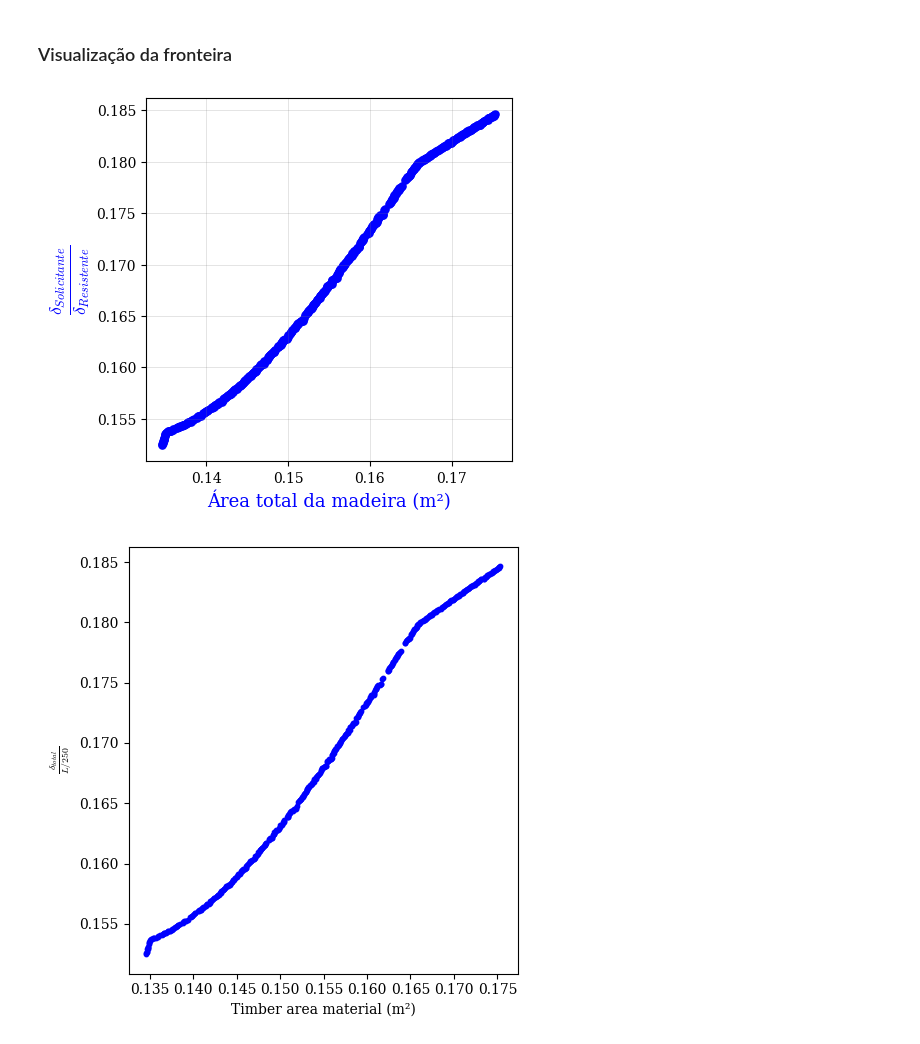
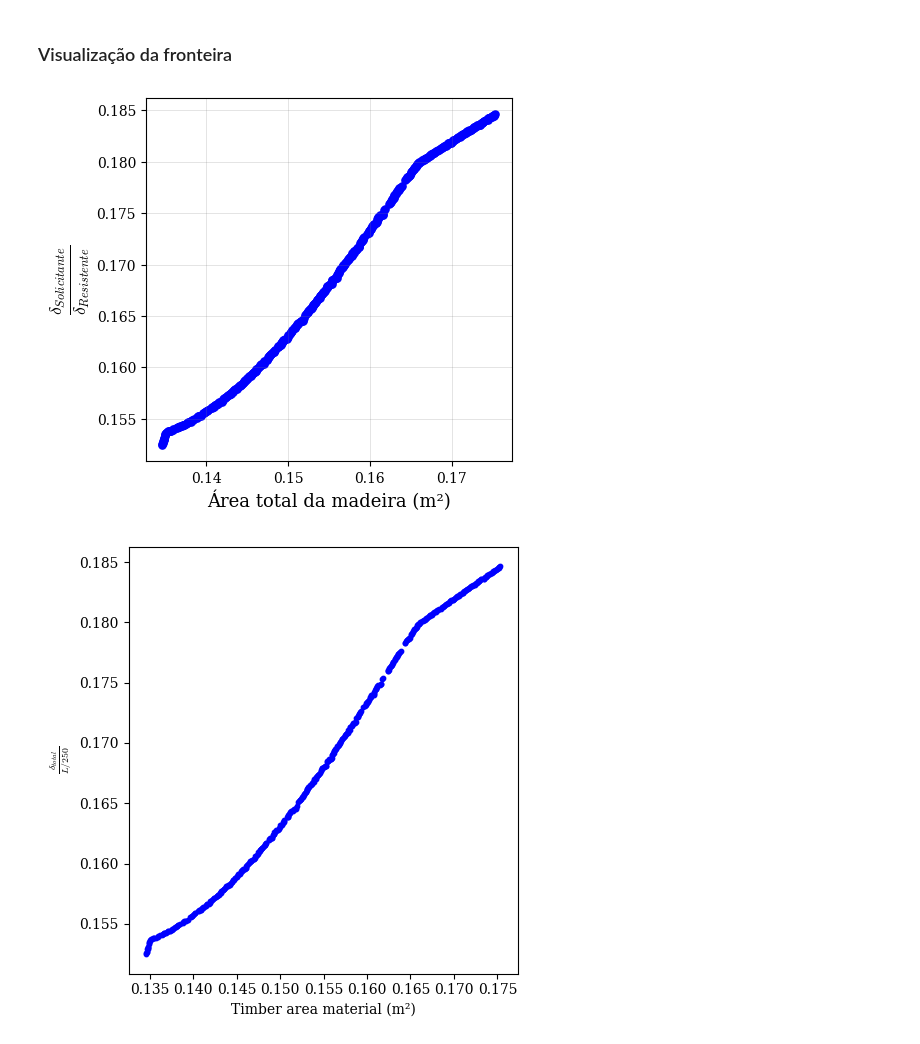
Before and after one commit to wmpjrufg/reliabridge, a Jupyter notebook: testes.ipynb, the cells around one changed output. Saved outputs shown, nothing was run; the diff lists cells and outputs as text; code cells hidden in the pictures.

```diff
--- a/testes.ipynb
+++ b/testes.ipynb
@@ -210,7 +210,7 @@ h_input = h_cm * inches_to_cm
 label_x = 'Área total da madeira (m²)'                       # Change as you wish
 label_y = r'$\frac{\delta_{Solicitante}}{\delta_{Resistente}}$'                  # Change as you wish
 size_label = 13                                              # Change as you wish
-color_label = 'blue'                                         # or hexadecimal. Change as you wish
+color_label = 'black'                                         # or hexadecimal. Change as you wish
 size_axis = 10                                               # Change as you wish
 color_axis = 'black'                                           # or hexadecimal. Change as you wish
 
@@ -218,34 +218,34 @@ color_axis = 'black'                                           # or hexadecimal.
 alpha_scatter = 1.0                                             # Change as you wish
 color_scatter = 'blue'                                          # Change as you wish
 size_scatter = 27                                               # Change as you wish
 
 ### Grid
 on_or_off = True
 line_width_grid = 0.5                                       # Change as you wish
 alpha_grid = 0.3                                            # Change as you wish
 style_grid = '-'                                            # Change as you wish
 color_grid = 'gray'                                         # or hexadecimal. Change as you wish
 
 ### Figure
 fig, ax = plt.subplots(figsize=(b_input, h_input))
 ax.tick_params(axis='both', which='major', labelsize=size_axis, colors=color_axis)
 ax.set_xlabel(label_x, fontsize=size_label, color=color_label)
 ax.set_ylabel(label_y, fontsize=18, color=color_label)
 
 ### Title. Do you need a title? Use the cell bellow:
 # ax.set_title('Sine Wave Plot', fontsize=16)
 
 ### Config grid
 plt.grid(on_or_off, which='both', linestyle=style_grid, linewidth=line_width_grid, color=color_grid, alpha=alpha_grid)
 
 ### Plot data
 ax.scatter(res_nsga["area [m²]"].to_list(), res_nsga["delta [-]"].to_list(), alpha=alpha_scatter, color=color_scatter, s=size_scatter)
 
 ### Save. Do you need save? Use the cell bellow:
 fig.savefig(f'{name}.png', dpi=dpi, bbox_inches='tight')
 plt.show()
 # %% [output]
-[figure, old version]
+[figure, new version]
 # %%
 plt.rc('font', family='serif')
 plt.figure(figsize=(5, 5))
```
Also changed, not shown: 3 other files.
